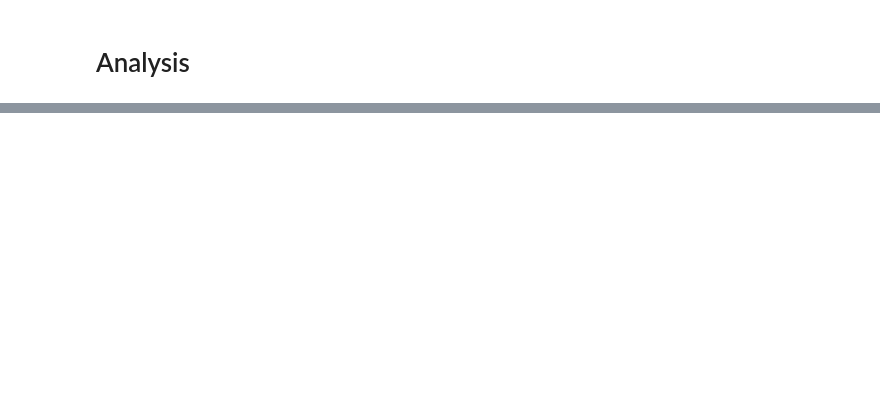
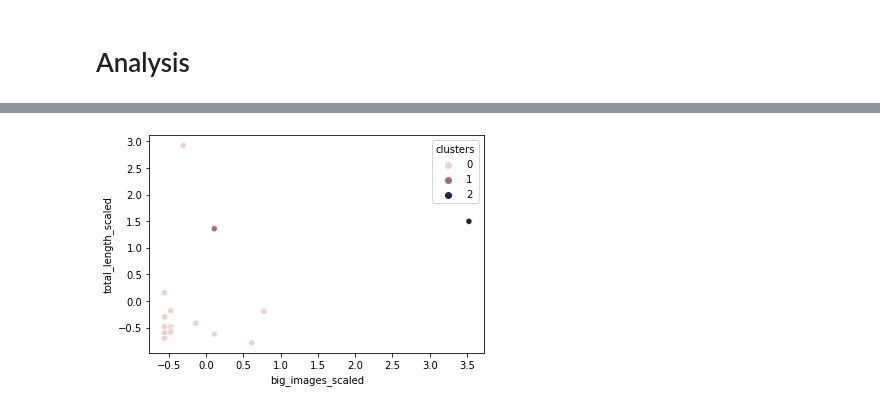
Before and after one commit to thomjur/zfdg_website_scraper, a Jupyter notebook: troubleshoting_notebook.ipynb, the cells around one changed output, grey strips where cells are left out. Saved outputs shown, nothing was run; the diff lists cells and outputs as text; code cells hidden in the pictures; blank space fills up the shorter version.

```diff
--- a/troubleshoting_notebook.ipynb
+++ b/troubleshoting_notebook.ipynb
@@ -28,0 +95,4 @@ ana = Analyzer()
+# %%
+df_scaled = ana.standardizeData(df_orig)
+# %%
+df_scaled_clustered = ana.clusterData(df_scaled)
@@ -28,0 +119,4 @@ ana = Analyzer()
+# %%
+ana.visualizeCluster(df_scaled_clustered, "big_images_scaled", "total_length_scaled")
+# %% [output]
+[figure, added]
```
Also changed, not shown: parts of 13 cells of this notebook, 4 other files.
